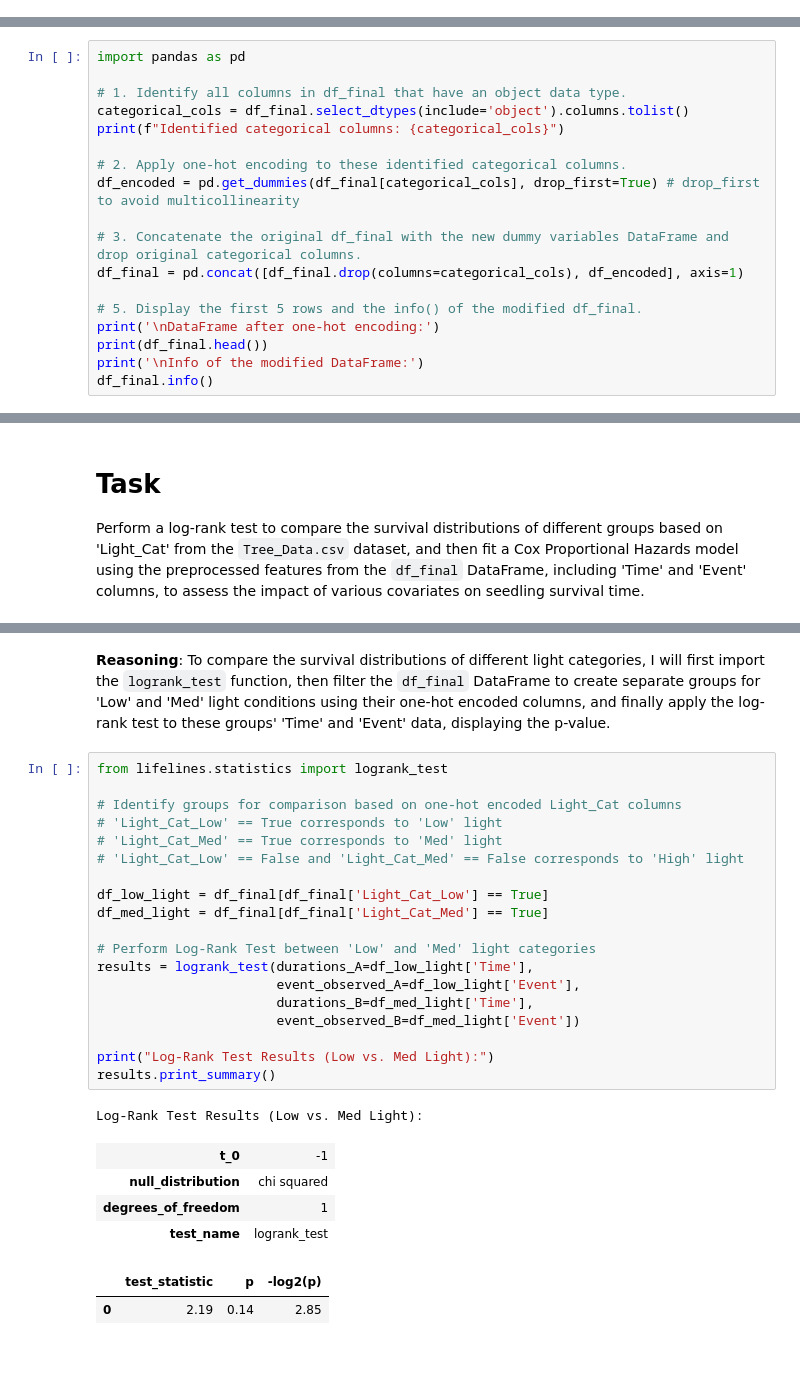
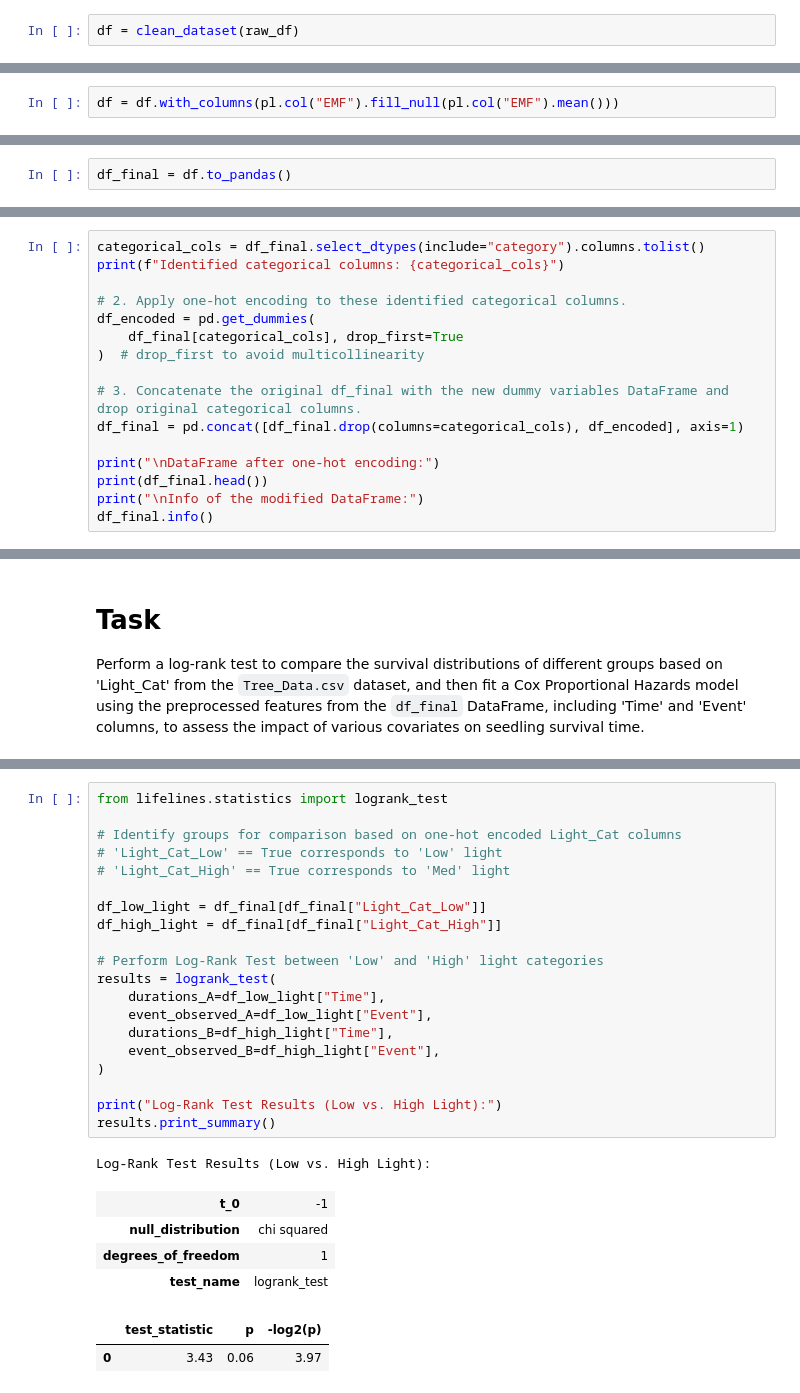
Before and after one commit to liskajiri/appr_lifelines, a Jupyter notebook: APPR_PROJECT.ipynb, the cells around one changed output, grey strips where cells are left out. Saved outputs shown, nothing was run; the diff lists cells and outputs as text; blank space fills up the shorter version.

Commit message:
Improved data parsing & EDA

```diff
--- a/APPR_PROJECT.ipynb
+++ b/APPR_PROJECT.ipynb
@@ -284,0 +92,2 @@ memory usage: 456.4+ KB
+# %%
+df = clean_dataset(raw_df)
@@ -284,0 +171,2 @@ memory usage: 456.4+ KB
+# %%
+df = df.with_columns(pl.col("EMF").fill_null(pl.col("EMF").mean()))
@@ -306,0 +259,2 @@ To prepare the data for machine learning models, I will identify categorical col
+# %%
+df_final = df.to_pandas()
@@ -307,19 +281,17 @@ To prepare the data for machine learning models, I will identify categorical col
 # %%
-import pandas as pd
-
-# 1. Identify all columns in df_final that have an object data type.
-categorical_cols = df_final.select_dtypes(include='object').columns.tolist()
+categorical_cols = df_final.select_dtypes(include="category").columns.tolist()
 print(f"Identified categorical columns: {categorical_cols}")
 
 # 2. Apply one-hot encoding to these identified categorical columns.
-df_encoded = pd.get_dummies(df_final[categorical_cols], drop_first=True) # drop_first to avoid multicollinearity
+df_encoded = pd.get_dummies(
+    df_final[categorical_cols], drop_first=True
+)  # drop_first to avoid multicollinearity
 
 # 3. Concatenate the original df_final with the new dummy variables DataFrame and drop original categorical columns.
 df_final = pd.concat([df_final.drop(columns=categorical_cols), df_encoded], axis=1)
 
-# 5. Display the first 5 rows and the info() of the modified df_final.
-print('\nDataFrame after one-hot encoding:')
+print("\nDataFrame after one-hot encoding:")
 print(df_final.head())
-print('\nInfo of the modified DataFrame:')
+print("\nInfo of the modified DataFrame:")
 df_final.info()
 # %% [output]
@@ -418,30 +364,28 @@ Perform a log-rank test to compare the survival distributions of different group
-# %% [markdown]
-**Reasoning**:
-To compare the survival distributions of different light categories, I will first import the `logrank_test` function, then filter the `df_final` DataFrame to create separate groups for 'Low' and 'Med' light conditions using their one-hot encoded columns, and finally apply the log-rank test to these groups' 'Time' and 'Event' data, displaying the p-value.
 # %%
 from lifelines.statistics import logrank_test
 
 # Identify groups for comparison based on one-hot encoded Light_Cat columns
 # 'Light_Cat_Low' == True corresponds to 'Low' light
-# 'Light_Cat_Med' == True corresponds to 'Med' light
-# 'Light_Cat_Low' == False and 'Light_Cat_Med' == False corresponds to 'High' light
+# 'Light_Cat_High' == True corresponds to 'Med' light
 
-df_low_light = df_final[df_final['Light_Cat_Low'] == True]
-df_med_light = df_final[df_final['Light_Cat_Med'] == True]
+df_low_light = df_final[df_final["Light_Cat_Low"]]
+df_high_light = df_final[df_final["Light_Cat_High"]]
 
-# Perform Log-Rank Test between 'Low' and 'Med' light categories
-results = logrank_test(durations_A=df_low_light['Time'],
-                       event_observed_A=df_low_light['Event'],
-                       durations_B=df_med_light['Time'],
-                       event_observed_B=df_med_light['Event'])
+# Perform Log-Rank Test between 'Low' and 'High' light categories
+results = logrank_test(
+    durations_A=df_low_light["Time"],
+    event_observed_A=df_low_light["Event"],
+    durations_B=df_high_light["Time"],
+    event_observed_B=df_high_light["Event"],
+)
 
-print("Log-Rank Test Results (Low vs. Med Light):")
+print("Log-Rank Test Results (Low vs. High Light):")
 results.print_summary()
 # %% [output]
-Log-Rank Test Results (Low vs. Med Light):
+Log-Rank Test Results (Low vs. High Light):
 | t_0 | -1 |
 | null_distribution | chi squared |
 | degrees_of_freedom | 1 |
 | test_name | logrank_test |
 |  | test_statistic | p | -log2(p) |
-| 0 | 2.19 | 0.14 | 2.85 |
+| 0 | 3.43 | 0.06 | 3.97 |
```
Also changed, not shown: parts of 68 cells of this notebook, 1 other file.
